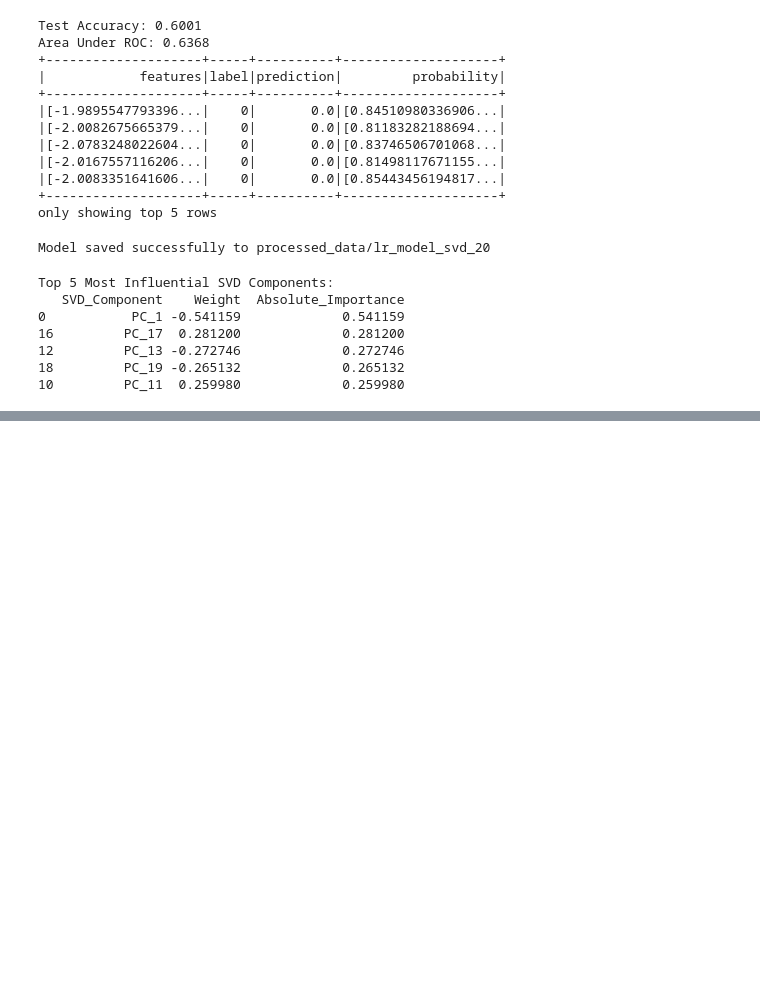
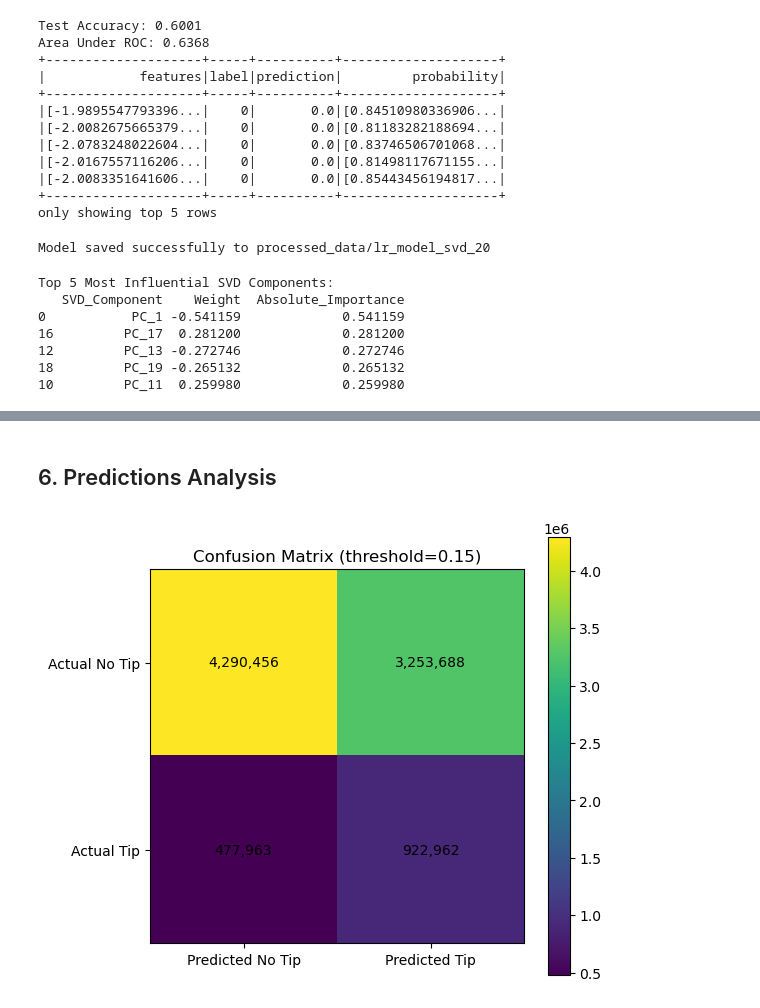
Before and after one commit to javageek2018/SparkGroupProject, a Jupyter notebook: final_model_232r.ipynb, the cells around one changed output, grey strips where cells are left out. Saved outputs shown, nothing was run; the diff lists cells and outputs as text; code cells hidden in the pictures; blank space fills up the shorter version.

Commit message:
Merged final model file

```diff
--- a/final_model_232r.ipynb
+++ b/final_model_232r.ipynb
@@ -806,0 +309,19 @@ clf.save_model("processed_data/taxi_ray_xgboost.json")
+# %%
+from xgboost.spark import SparkXGBClassifier
+from pyspark.ml.evaluation import BinaryClassificationEvaluator
+
+xgb = SparkXGBClassifier(
+    features_col="features",
+    label_col="label",
+    num_workers=8,
+    max_depth=6,
+    n_estimators=100,
+    learning_rate=0.1,
+    subsample=0.8,
+    colsample_bytree=0.8,
+    eval_metric="logloss",
+    seed=42
+)
+
+print("Training XGBoost Classifier on sampled reduced SVD features...")
+xgb_model = xgb.fit(train_small)
@@ -806,0 +593,26 @@ clf.save_model("processed_data/taxi_ray_xgboost.json")
+# %% [markdown]
+## 6. Predictions Analysis
+# %%
+cm = np.array([
+    [tn, fp],
+    [fn, tp]
+])
+
+fig, ax = plt.subplots(figsize=(6, 5))
+im = ax.imshow(cm, interpolation="nearest")
+plt.colorbar(im)
+
+ax.set_xticks([0, 1])
+ax.set_yticks([0, 1])
+ax.set_xticklabels(["Predicted No Tip", "Predicted Tip"])
+ax.set_yticklabels(["Actual No Tip", "Actual Tip"])
+ax.set_title(f"Confusion Matrix (threshold={chosen_threshold:.2f})")
+
+for i in range(cm.shape[0]):
+    for j in range(cm.shape[1]):
+        ax.text(j, i, f"{cm[i, j]:,}", ha="center", va="center")
+
+plt.tight_layout()
+plt.show()
+# %% [output]
+[figure, added]
```
Also changed, not shown: parts of 51 cells of this notebook.
